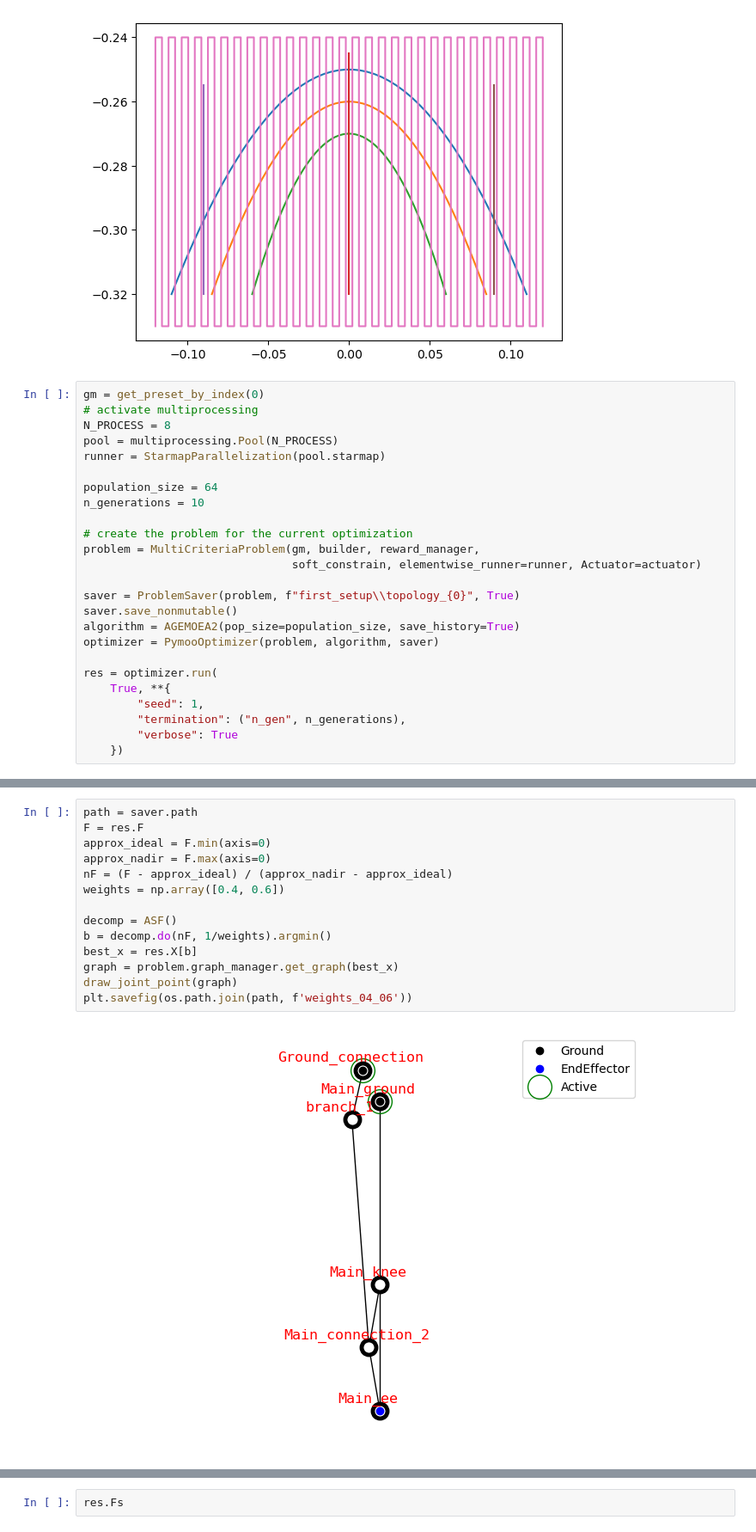
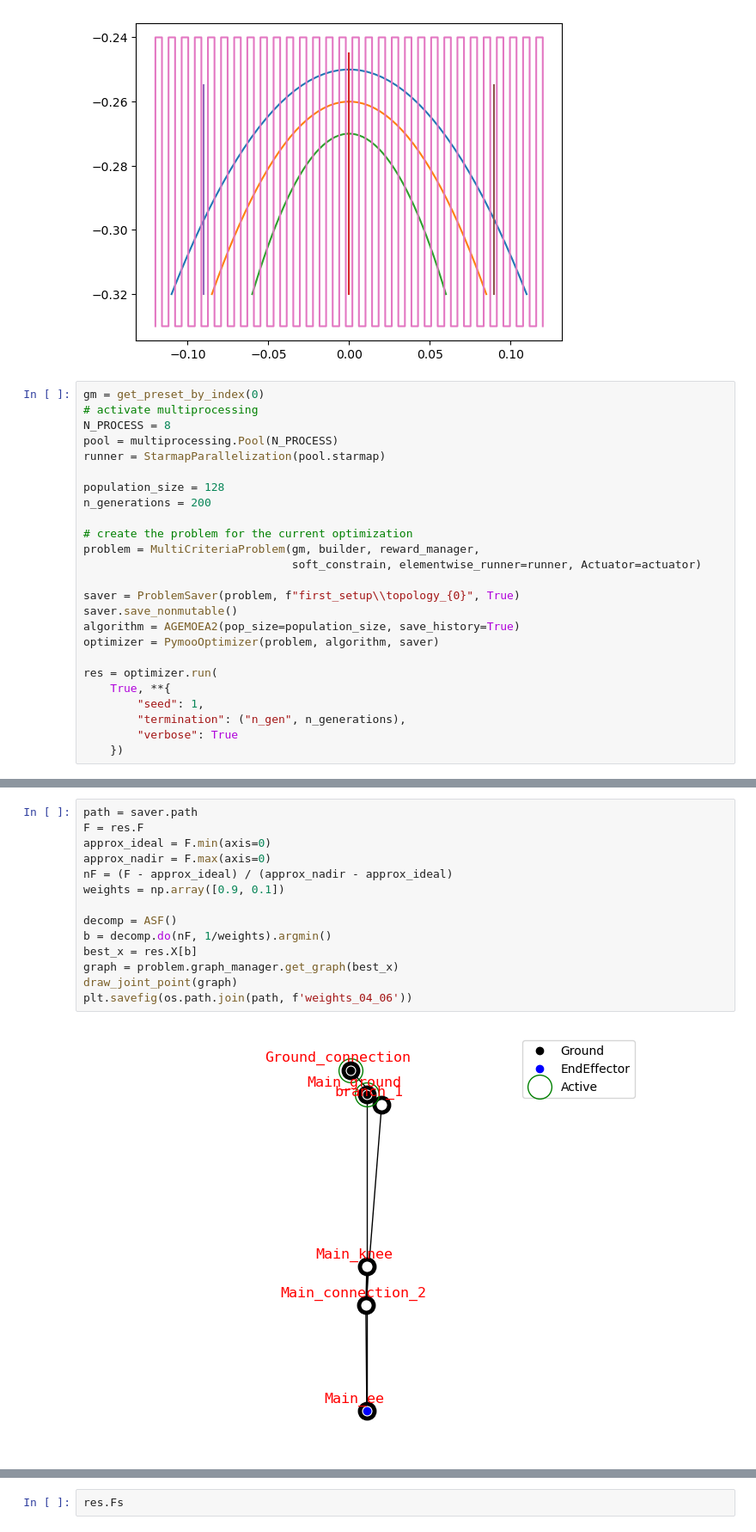
Before and after one commit to LicAiBeerLab/auto-robotics-design, a Jupyter notebook: apps/optimize/first_optimization_setup.ipynb, the cells around one changed output, grey strips where cells are left out. Shown at 86% size. Drawn from its saved outputs; the diff is of its cells as text.

```diff
--- a/apps/optimize/first_optimization_setup.ipynb
+++ b/apps/optimize/first_optimization_setup.ipynb
@@ -126,8 +126,8 @@ N_PROCESS = 8
 pool = multiprocessing.Pool(N_PROCESS)
 runner = StarmapParallelization(pool.starmap)
 
-population_size = 64
-n_generations = 10
+population_size = 128
+n_generations = 200
 
 # create the problem for the current optimization
 problem = MultiCriteriaProblem(gm, builder, reward_manager,
@@ -161,16 +165,16 @@ n_gen  |  n_eval  | n_nds  |      eps      |   indicator
 # %%
 path = saver.path
 F = res.F
 approx_ideal = F.min(axis=0)
 approx_nadir = F.max(axis=0)
 nF = (F - approx_ideal) / (approx_nadir - approx_ideal)
-weights = np.array([0.4, 0.6])
+weights = np.array([0.9, 0.1])
 
 decomp = ASF()
 b = decomp.do(nF, 1/weights).argmin()
 best_x = res.X[b]
 graph = problem.graph_manager.get_graph(best_x)
 draw_joint_point(graph)
 plt.savefig(os.path.join(path, f'weights_04_06'))
 # %% [output]
-[figure, old version]
+[figure, new version]
```
Also changed, not shown: parts of 6 cells of this notebook, 1 other file.
